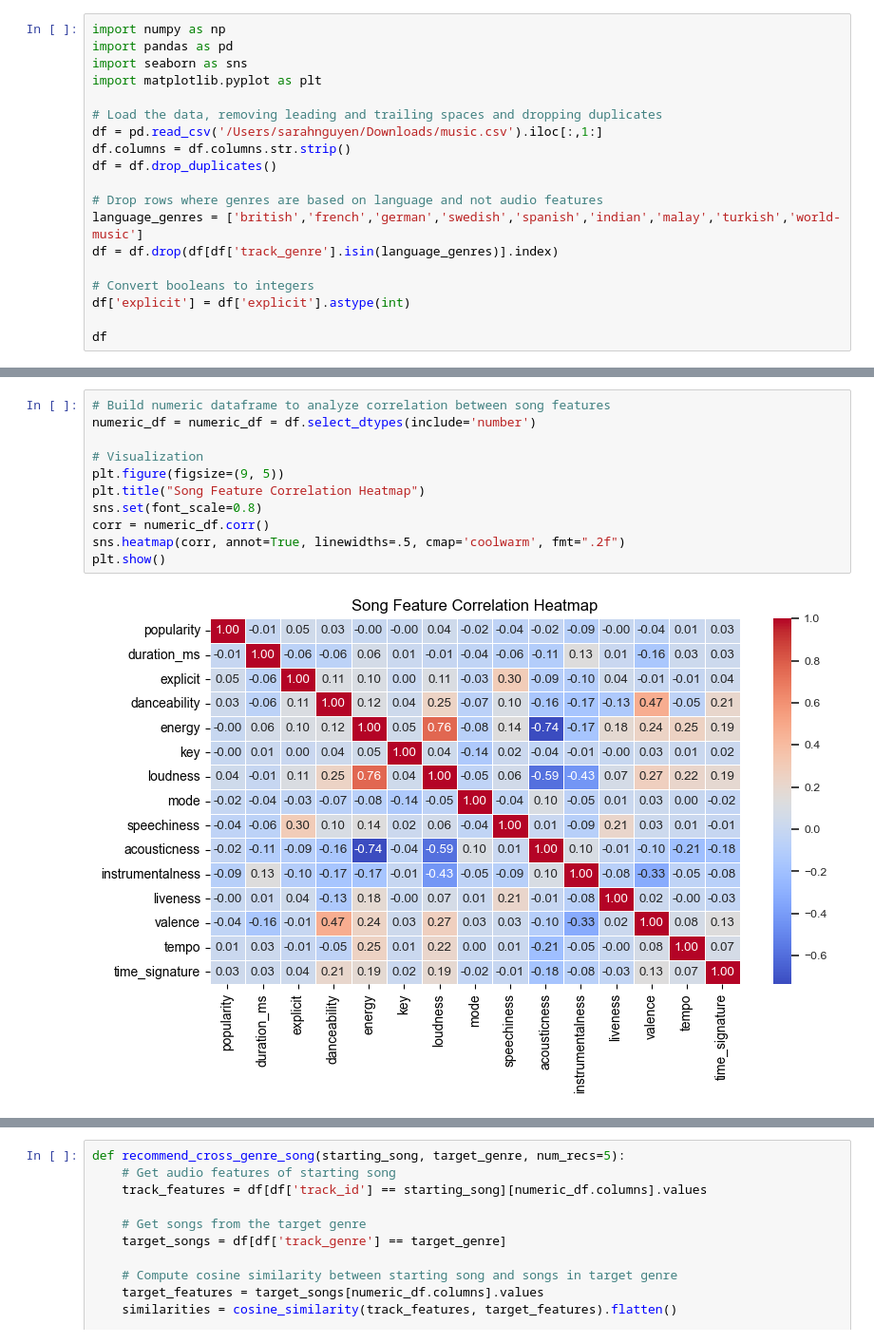
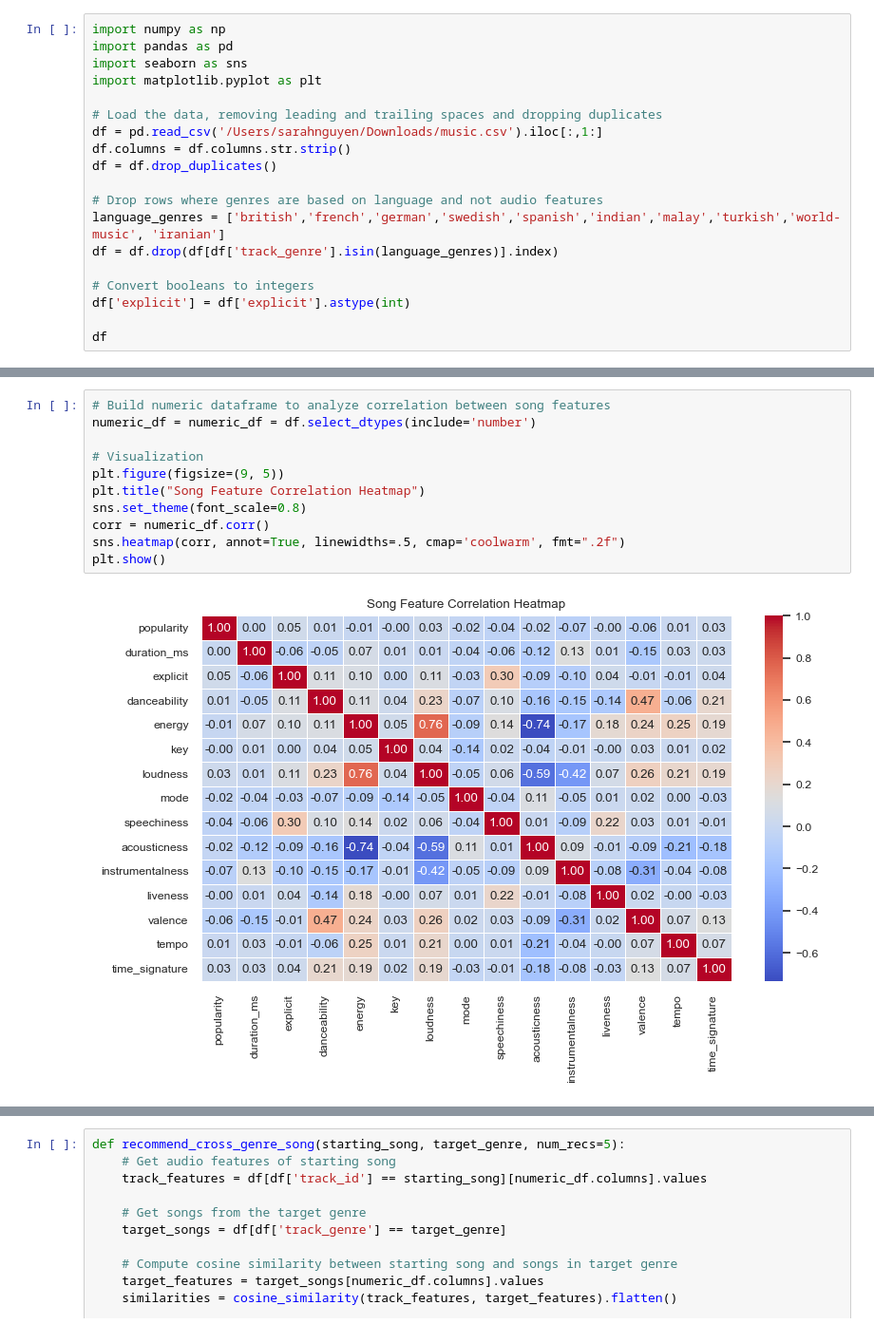
Before and after one commit to jjdrisco/Hybrid_Graph-Based_Content_Filtering_for_Enhanced_Music_Recommendation, a Jupyter notebook: music_data_knowledge_graphs.ipynb, the cells around one changed output, grey strips where cells are left out. Shown at 95% size. Drawn from its saved outputs; the diff is of its cells as text.

```diff
--- a/music_data_knowledge_graphs.ipynb
+++ b/music_data_knowledge_graphs.ipynb
@@ -10,7 +10,7 @@ df.columns = df.columns.str.strip()
 df = df.drop_duplicates()
 
 # Drop rows where genres are based on language and not audio features
-language_genres = ['british','french','german','swedish','spanish','indian','malay','turkish','world-music']
+language_genres = ['british','french','german','swedish','spanish','indian','malay','turkish','world-music', 'iranian']
 df = df.drop(df[df['track_genre'].isin(language_genres)].index)
 
 # Convert booleans to integers
@@ -57,16 +57,16 @@ df
 # %%
 # Build numeric dataframe to analyze correlation between song features
 numeric_df = numeric_df = df.select_dtypes(include='number')
 
 # Visualization
 plt.figure(figsize=(9, 5))
 plt.title("Song Feature Correlation Heatmap")
-sns.set(font_scale=0.8)
+sns.set_theme(font_scale=0.8)
 corr = numeric_df.corr()
 sns.heatmap(corr, annot=True, linewidths=.5, cmap='coolwarm', fmt=".2f")
 plt.show()
 # %% [output]
-[figure, old version]
+[figure, new version]
 # %%
 # Create a dataframe with the average values of each feature for each genre
 average_df = df.groupby('track_genre')[numeric_df.columns].mean().reset_index()
```
Also changed, not shown: parts of 9 cells of this notebook.
